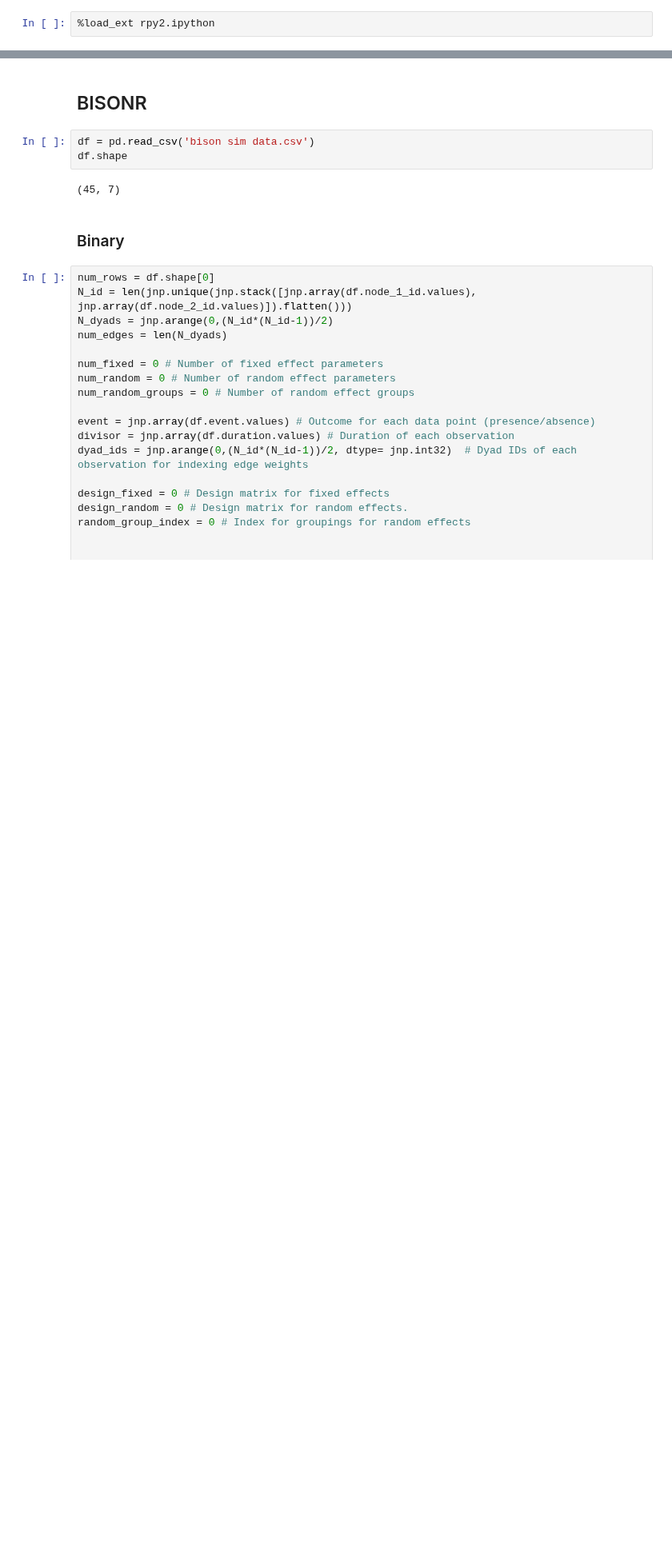
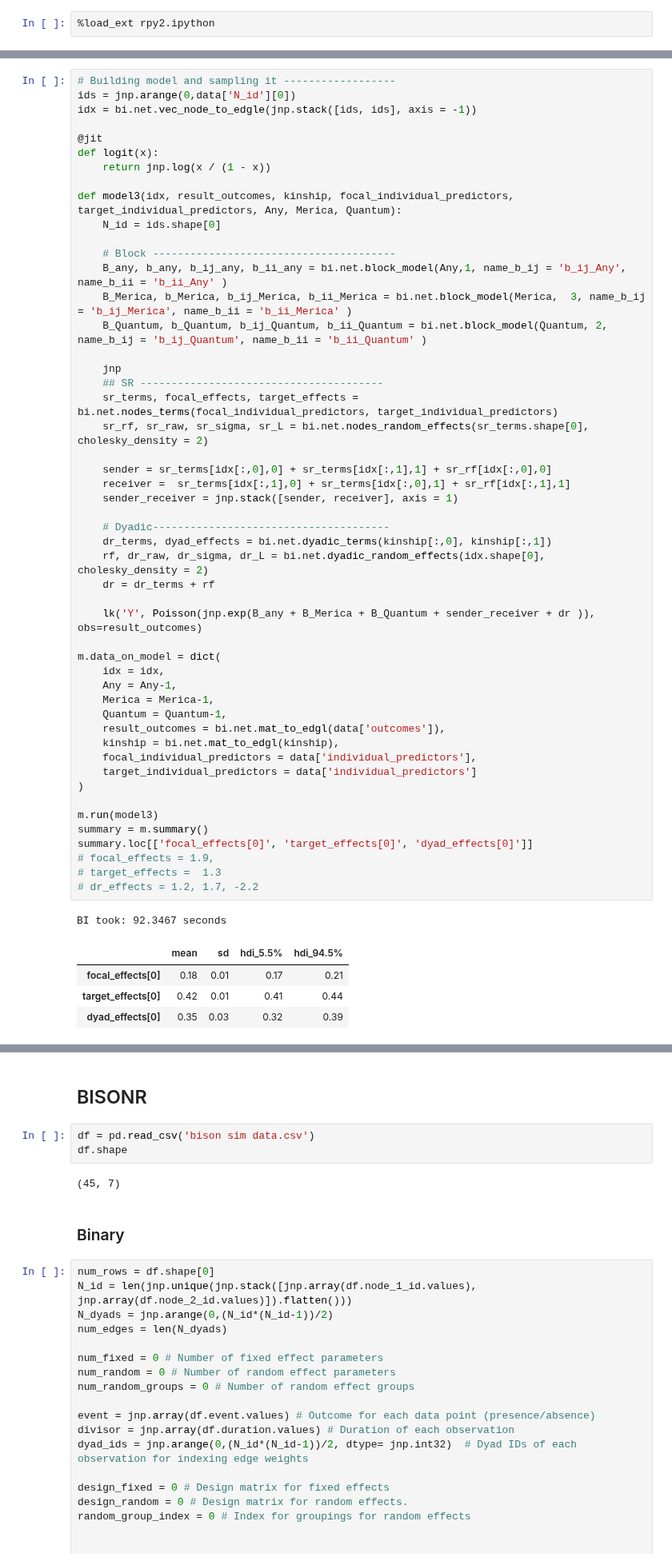
Before and after one commit to BGN-for-ASNA/BI, a Jupyter notebook: bi/Network simulation.ipynb, the cells around one changed output, grey strips where cells are left out. Shown at 80% size. Drawn from its saved outputs; the diff is of its cells as text; blank space fills up the shorter version.

```diff
--- a/bi/Network simulation.ipynb
+++ b/bi/Network simulation.ipynb
@@ -685,0 +773,56 @@ plot(B_3_Pred~B_3)
+# %%
+# Building model and sampling it ------------------
+ids = jnp.arange(0,data['N_id'][0])
+idx = bi.net.vec_node_to_edgle(jnp.stack([ids, ids], axis = -1))
+
+@jit
+def logit(x):
+    return jnp.log(x / (1 - x))
+
+def model3(idx, result_outcomes, kinship, focal_individual_predictors, target_individual_predictors, Any, Merica, Quantum):
+    N_id = ids.shape[0]
+
+    # Block ---------------------------------------
+    B_any, b_any, b_ij_any, b_ii_any = bi.net.block_model(Any,1, name_b_ij = 'b_ij_Any', name_b_ii = 'b_ii_Any' )
+    B_Merica, b_Merica, b_ij_Merica, b_ii_Merica = bi.net.block_model(Merica,  3, name_b_ij = 'b_ij_Merica', name_b_ii = 'b_ii_Merica' )
+    B_Quantum, b_Quantum, b_ij_Quantum, b_ii_Quantum = bi.net.block_model(Quantum, 2, name_b_ij = 'b_ij_Quantum', name_b_ii = 'b_ii_Quantum' )
+
+    jnp
+    ## SR ---------------------------------------
+    sr_terms, focal_effects, target_effects = bi.net.nodes_terms(focal_individual_predictors, target_individual_predictors)
+    sr_rf, sr_raw, sr_sigma, sr_L = bi.net.nodes_random_effects(sr_terms.shape[0], cholesky_density = 2)
+
+    sender = sr_terms[idx[:,0],0] + sr_terms[idx[:,1],1] + sr_rf[idx[:,0],0]
+    receiver =  sr_terms[idx[:,1],0] + sr_terms[idx[:,0],1] + sr_rf[idx[:,1],1]
+    sender_receiver = jnp.stack([sender, receiver], axis = 1)
+
+    # Dyadic--------------------------------------
+    dr_terms, dyad_effects = bi.net.dyadic_terms(kinship[:,0], kinship[:,1])
+    rf, dr_raw, dr_sigma, dr_L = bi.net.dyadic_random_effects(idx.shape[0], cholesky_density = 2)
+    dr = dr_terms + rf
+
+    lk('Y', Poisson(jnp.exp(B_any + B_Merica + B_Quantum + sender_receiver + dr )), obs=result_outcomes)
+
+m.data_on_model = dict(
+    idx = idx,
+    Any = Any-1,
+    Merica = Merica-1,
+    Quantum = Quantum-1,
+    result_outcomes = bi.net.mat_to_edgl(data['outcomes']),
+    kinship = bi.net.mat_to_edgl(kinship),
+    focal_individual_predictors = data['individual_predictors'],
+    target_individual_predictors = data['individual_predictors']
+)
+
+m.run(model3)
+summary = m.summary()
+summary.loc[['focal_effects[0]', 'target_effects[0]', 'dyad_effects[0]']]
+# focal_effects = 1.9,
+# target_effects =  1.3
+# dr_effects = 1.2, 1.7, -2.2
+# %% [output]
+BI took: 92.3467 seconds
+|  | mean | sd | hdi_5.5% | hdi_94.5% |
+| focal_effects[0] | 0.18 | 0.01 | 0.17 | 0.21 |
+| target_effects[0] | 0.42 | 0.01 | 0.41 | 0.44 |
+| dyad_effects[0] | 0.35 | 0.03 | 0.32 | 0.39 |
```
Also changed, not shown: parts of 20 cells of this notebook, 7 other files.
